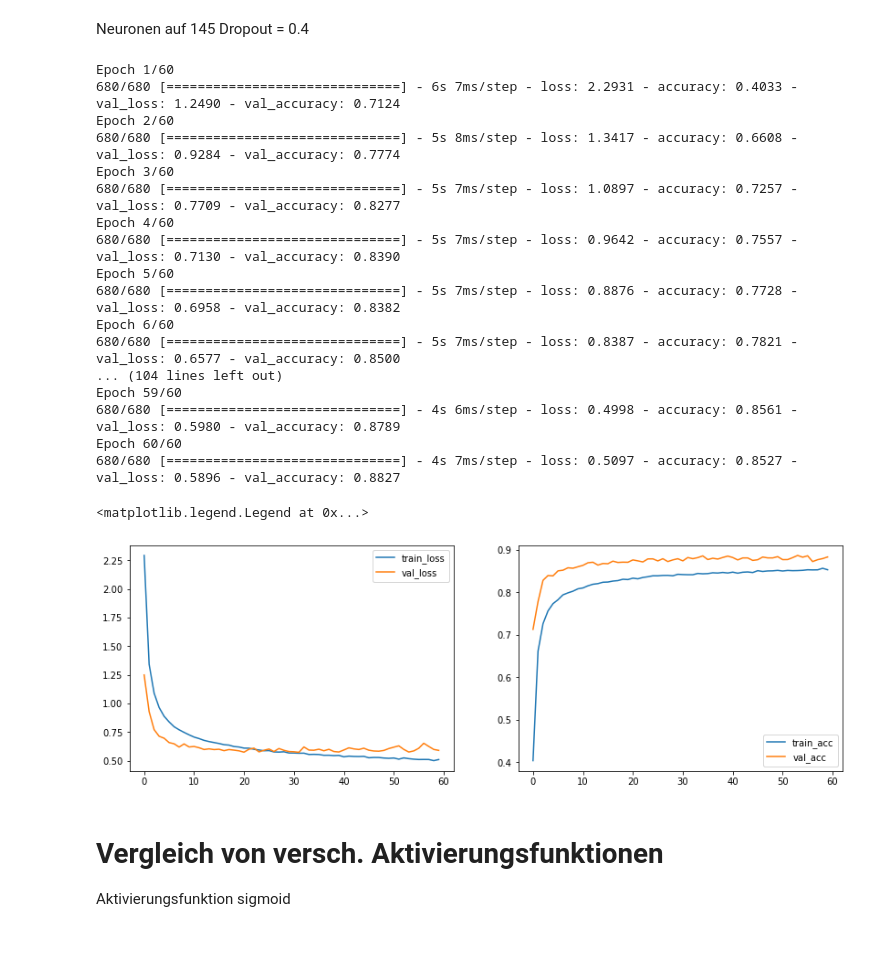
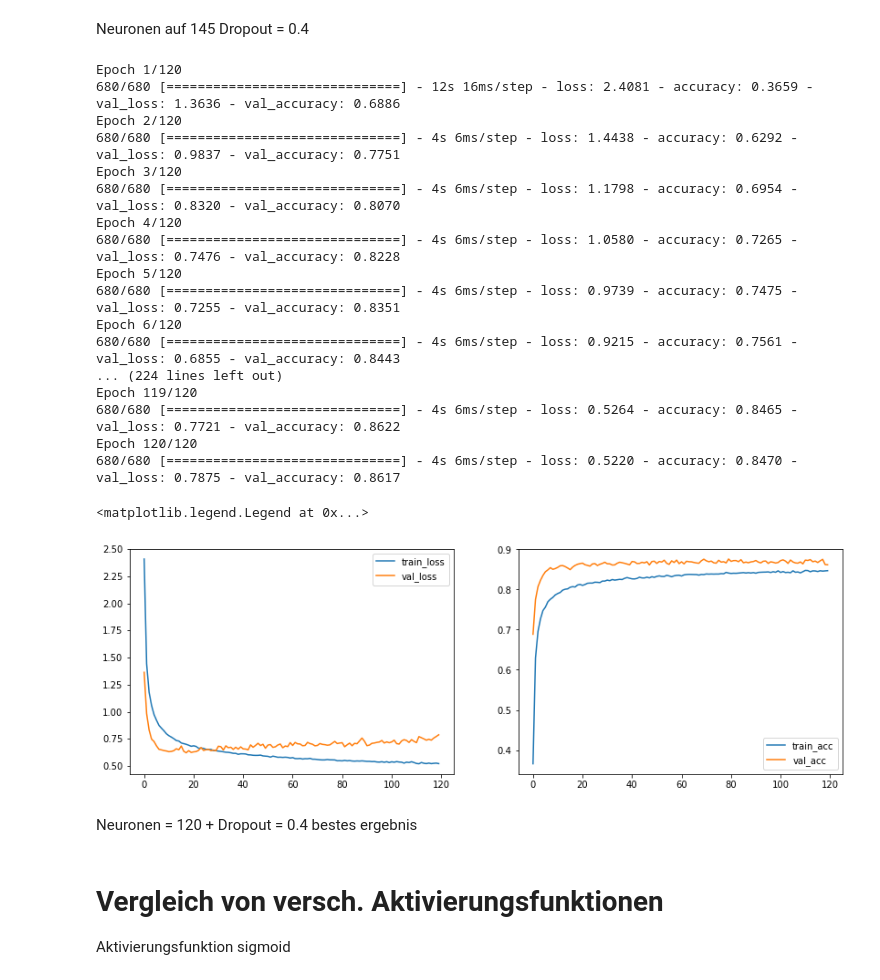
Before and after one commit to nmaaiken/neuro_modularbeit, a Jupyter notebook: 1_Hidden_Layer.ipynb, the cells around one changed output. Saved outputs shown, nothing was run; the diff lists cells and outputs as text; code cells hidden in the pictures; blank space fills up the shorter version.

```diff
--- a/1_Hidden_Layer.ipynb
+++ b/1_Hidden_Layer.ipynb
@@ -707,52 +707,54 @@ three_layer_mlp_dropout_30.add(Dense(43, activation='softmax'))
 #Lernprozess konfigurieren
 three_layer_mlp_dropout_30.compile(loss='categorical_crossentropy',
               optimizer='adam',
               metrics=['accuracy'])
 
 #Early Stopping implementieren -> Vermeidet Overfitting nach Anstieg z.B. von val_loss=0,02
 # early_stopping = EarlyStopping(monitor="val_loss", min_delta=0.02, patience=12, verbose=1, restore_best_weights=True, start_from_epoch=15)
 
 # Modell trainieren
 three_layer_mlp_dropout_30_history = three_layer_mlp_dropout_30.fit(x_train_gray, y_train_gray,
-          epochs=60, #Anzahl Trainingsepochen
+          epochs=120, #Anzahl Trainingsepochen
           batch_size=128, #Batch-Size
           verbose=1,
           validation_data=(x_test_gray, y_test_gray),
           #  callbacks=[early_stopping]
 )
 #plt.plot(dnn_no_dropout_history.history['accuracy'], label='train_acc')
 #plt.plot(dnn_no_dropout_history.history['val_accuracy'], label='val_acc')
 plt.figure(figsize=(14,10))
 
 plt.subplot(221)
 plt.plot(three_layer_mlp_dropout_30_history.history['loss'], label='train_loss')
 plt.plot(three_layer_mlp_dropout_30_history.history['val_loss'], label='val_loss')
 plt.legend(['train_loss', 'val_loss'])
 
 plt.subplot(222)
 plt.plot(three_layer_mlp_dropout_30_history.history['accuracy'], label='train_acc')
 plt.plot(three_layer_mlp_dropout_30_history.history['val_accuracy'], label='val_acc')
 plt.legend(['train_acc', 'val_acc'])
 # %% [output]
-Epoch 1/60
-680/680 [==============================] - 6s 7ms/step - loss: 2.2931 - accuracy: 0.4033 - val_loss: 1.2490 - val_accuracy: 0.7124
-Epoch 2/60
-680/680 [==============================] - 5s 8ms/step - loss: 1.3417 - accuracy: 0.6608 - val_loss: 0.9284 - val_accuracy: 0.7774
-Epoch 3/60
-680/680 [==============================] - 5s 7ms/step - loss: 1.0897 - accuracy: 0.7257 - val_loss: 0.7709 - val_accuracy: 0.8277
-Epoch 4/60
-680/680 [==============================] - 5s 7ms/step - loss: 0.9642 - accuracy: 0.7557 - val_loss: 0.7130 - val_accuracy: 0.8390
-Epoch 5/60
-680/680 [==============================] - 5s 7ms/step - loss: 0.8876 - accuracy: 0.7728 - val_loss: 0.6958 - val_accuracy: 0.8382
-Epoch 6/60
-680/680 [==============================] - 5s 7ms/step - loss: 0.8387 - accuracy: 0.7821 - val_loss: 0.6577 - val_accuracy: 0.8500
-... (104 lines left out)
-Epoch 59/60
-680/680 [==============================] - 4s 6ms/step - loss: 0.4998 - accuracy: 0.8561 - val_loss: 0.5980 - val_accuracy: 0.8789
-Epoch 60/60
-680/680 [==============================] - 4s 7ms/step - loss: 0.5097 - accuracy: 0.8527 - val_loss: 0.5896 - val_accuracy: 0.8827
+Epoch 1/120
+680/680 [==============================] - 12s 16ms/step - loss: 2.4081 - accuracy: 0.3659 - val_loss: 1.3636 - val_accuracy: 0.6886
+Epoch 2/120
+680/680 [==============================] - 4s 6ms/step - loss: 1.4438 - accuracy: 0.6292 - val_loss: 0.9837 - val_accuracy: 0.7751
+Epoch 3/120
+680/680 [==============================] - 4s 6ms/step - loss: 1.1798 - accuracy: 0.6954 - val_loss: 0.8320 - val_accuracy: 0.8070
+Epoch 4/120
+680/680 [==============================] - 4s 6ms/step - loss: 1.0580 - accuracy: 0.7265 - val_loss: 0.7476 - val_accuracy: 0.8228
+Epoch 5/120
+680/680 [==============================] - 4s 6ms/step - loss: 0.9739 - accuracy: 0.7475 - val_loss: 0.7255 - val_accuracy: 0.8351
+Epoch 6/120
+680/680 [==============================] - 4s 6ms/step - loss: 0.9215 - accuracy: 0.7561 - val_loss: 0.6855 - val_accuracy: 0.8443
+... (224 lines left out)
+Epoch 119/120
+680/680 [==============================] - 4s 6ms/step - loss: 0.5264 - accuracy: 0.8465 - val_loss: 0.7721 - val_accuracy: 0.8622
+Epoch 120/120
+680/680 [==============================] - 4s 6ms/step - loss: 0.5220 - accuracy: 0.8470 - val_loss: 0.7875 - val_accuracy: 0.8617
 <matplotlib.legend.Legend at 0x...>
-[figure, old version]
+[figure, new version]
+# %% [markdown]
+Neuronen = 120 + Dropout = 0.4 bestes ergebnis
 # %% [markdown]
 # Vergleich von versch. Aktivierungsfunktionen
 
```
Also changed, not shown: parts of 8 cells of this notebook.
